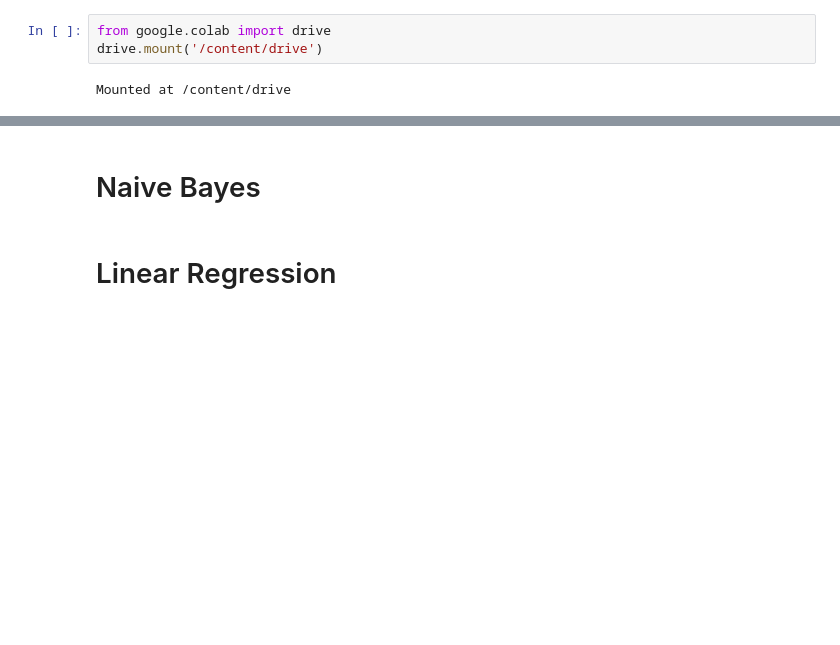
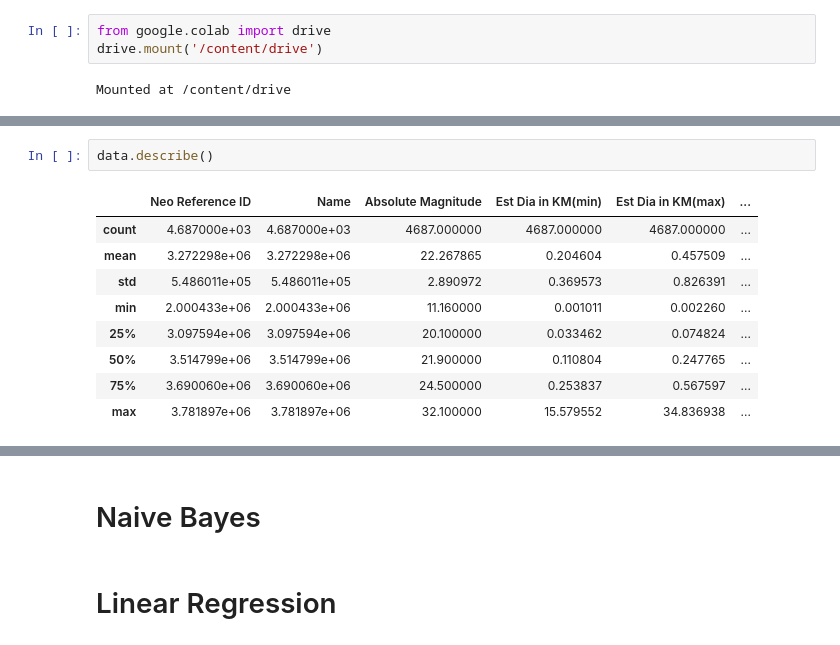
Before and after one commit to AishwaryaKaranth/asteroid-classification-using-ml, a Jupyter notebook: Asteroid_Classification_using_Machine_Learning.ipynb, the cells around one changed output, grey strips where cells are left out. Saved outputs shown, nothing was run; the diff lists cells and outputs as text; blank space fills up the shorter version.

```diff
--- a/Asteroid_Classification_using_Machine_Learning.ipynb
+++ b/Asteroid_Classification_using_Machine_Learning.ipynb
@@ -19,0 +29,12 @@ data=pd.read_csv(path)
+# %%
+data.describe()
+# %% [output]
+|  | Neo Reference ID | Name | Absolute Magnitude | Est Dia in KM(min) | Est Dia in KM(max) | ... |
+| count | 4.687000e+03 | 4.687000e+03 | 4687.000000 | 4687.000000 | 4687.000000 | ... |
+| mean | 3.272298e+06 | 3.272298e+06 | 22.267865 | 0.204604 | 0.457509 | ... |
+| std | 5.486011e+05 | 5.486011e+05 | 2.890972 | 0.369573 | 0.826391 | ... |
+| min | 2.000433e+06 | 2.000433e+06 | 11.160000 | 0.001011 | 0.002260 | ... |
+| 25% | 3.097594e+06 | 3.097594e+06 | 20.100000 | 0.033462 | 0.074824 | ... |
+| 50% | 3.514799e+06 | 3.514799e+06 | 21.900000 | 0.110804 | 0.247765 | ... |
+| 75% | 3.690060e+06 | 3.690060e+06 | 24.500000 | 0.253837 | 0.567597 | ... |
+| max | 3.781897e+06 | 3.781897e+06 | 32.100000 | 15.579552 | 34.836938 | ... |
```
Also changed, not shown: parts of 11 cells of this notebook.
